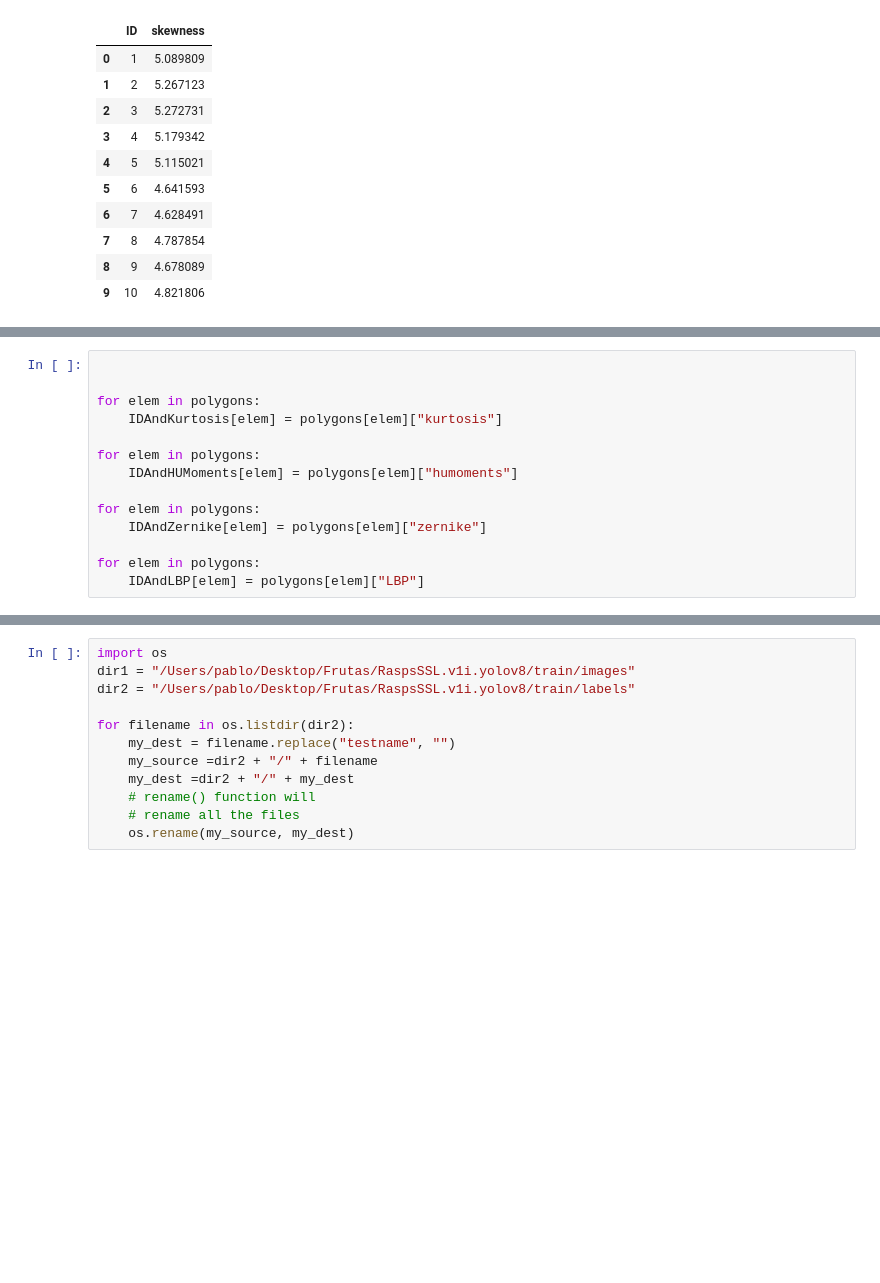
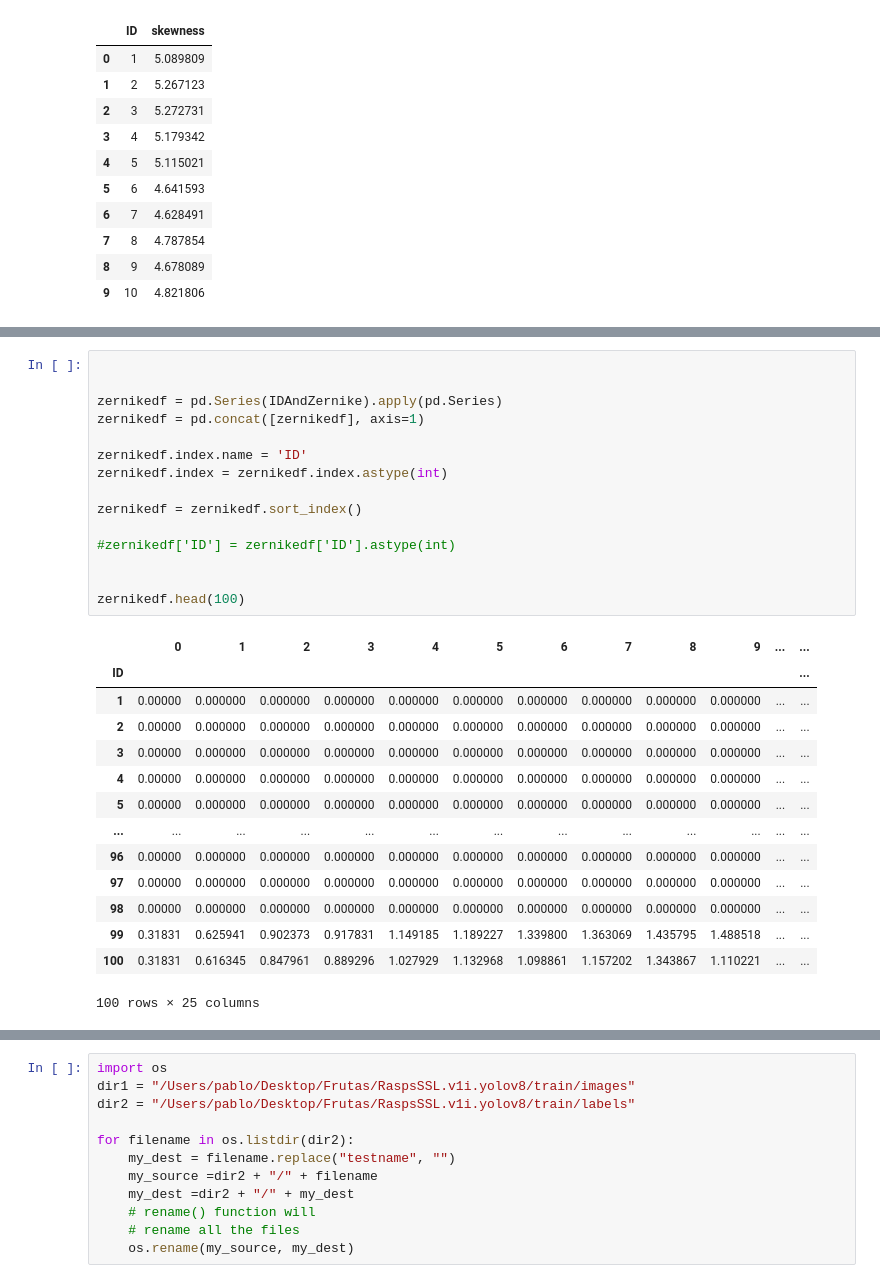
Before and after one commit to pcruiher08/ImageFeatures, a Jupyter notebook: analysis.ipynb, the cells around one changed output, grey strips where cells are left out. Drawn from its saved outputs; the diff is of its cells as text; blank space fills up the shorter version.

```diff
--- a/analysis.ipynb
+++ b/analysis.ipynb
@@ -543,14 +519,0 @@ LBPdf.head(10)
-# %%
-
-
-for elem in polygons:
-    IDAndKurtosis[elem] = polygons[elem]["kurtosis"]
-
-for elem in polygons:
-    IDAndHUMoments[elem] = polygons[elem]["humoments"]
-
-for elem in polygons:
-    IDAndZernike[elem] = polygons[elem]["zernike"]
-
-for elem in polygons:
-    IDAndLBP[elem] = polygons[elem]["LBP"]
@@ -556,0 +550,30 @@ for elem in polygons:
+# %%
+
+
+zernikedf = pd.Series(IDAndZernike).apply(pd.Series)
+zernikedf = pd.concat([zernikedf], axis=1)
+
+zernikedf.index.name = 'ID'
+zernikedf.index = zernikedf.index.astype(int)
+
+zernikedf = zernikedf.sort_index()
+
+#zernikedf['ID'] = zernikedf['ID'].astype(int)
+
+
+zernikedf.head(100)
+# %% [output]
+|  | 0 | 1 | 2 | 3 | 4 | 5 | 6 | 7 | 8 | 9 | ... | ... |
+| ID |  |  |  |  |  |  |  |  |  |  |  | ... |
+| 1 | 0.00000 | 0.000000 | 0.000000 | 0.000000 | 0.000000 | 0.000000 | 0.000000 | 0.000000 | 0.000000 | 0.000000 | ... | ... |
+| 2 | 0.00000 | 0.000000 | 0.000000 | 0.000000 | 0.000000 | 0.000000 | 0.000000 | 0.000000 | 0.000000 | 0.000000 | ... | ... |
+| 3 | 0.00000 | 0.000000 | 0.000000 | 0.000000 | 0.000000 | 0.000000 | 0.000000 | 0.000000 | 0.000000 | 0.000000 | ... | ... |
+| 4 | 0.00000 | 0.000000 | 0.000000 | 0.000000 | 0.000000 | 0.000000 | 0.000000 | 0.000000 | 0.000000 | 0.000000 | ... | ... |
+| 5 | 0.00000 | 0.000000 | 0.000000 | 0.000000 | 0.000000 | 0.000000 | 0.000000 | 0.000000 | 0.000000 | 0.000000 | ... | ... |
+| ... | ... | ... | ... | ... | ... | ... | ... | ... | ... | ... | ... | ... |
+| 96 | 0.00000 | 0.000000 | 0.000000 | 0.000000 | 0.000000 | 0.000000 | 0.000000 | 0.000000 | 0.000000 | 0.000000 | ... | ... |
+| 97 | 0.00000 | 0.000000 | 0.000000 | 0.000000 | 0.000000 | 0.000000 | 0.000000 | 0.000000 | 0.000000 | 0.000000 | ... | ... |
+| 98 | 0.00000 | 0.000000 | 0.000000 | 0.000000 | 0.000000 | 0.000000 | 0.000000 | 0.000000 | 0.000000 | 0.000000 | ... | ... |
+| 99 | 0.31831 | 0.625941 | 0.902373 | 0.917831 | 1.149185 | 1.189227 | 1.339800 | 1.363069 | 1.435795 | 1.488518 | ... | ... |
+| 100 | 0.31831 | 0.616345 | 0.847961 | 0.889296 | 1.027929 | 1.132968 | 1.098861 | 1.157202 | 1.343867 | 1.110221 | ... | ... |
+100 rows × 25 columns
```
Also changed, not shown: parts of 15 cells of this notebook, 2 other files.
